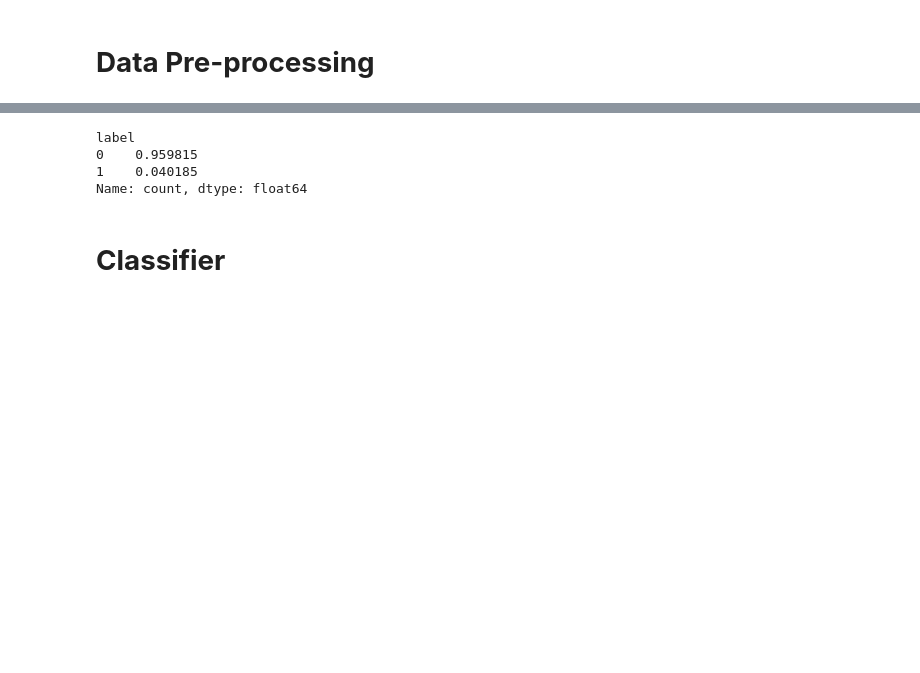
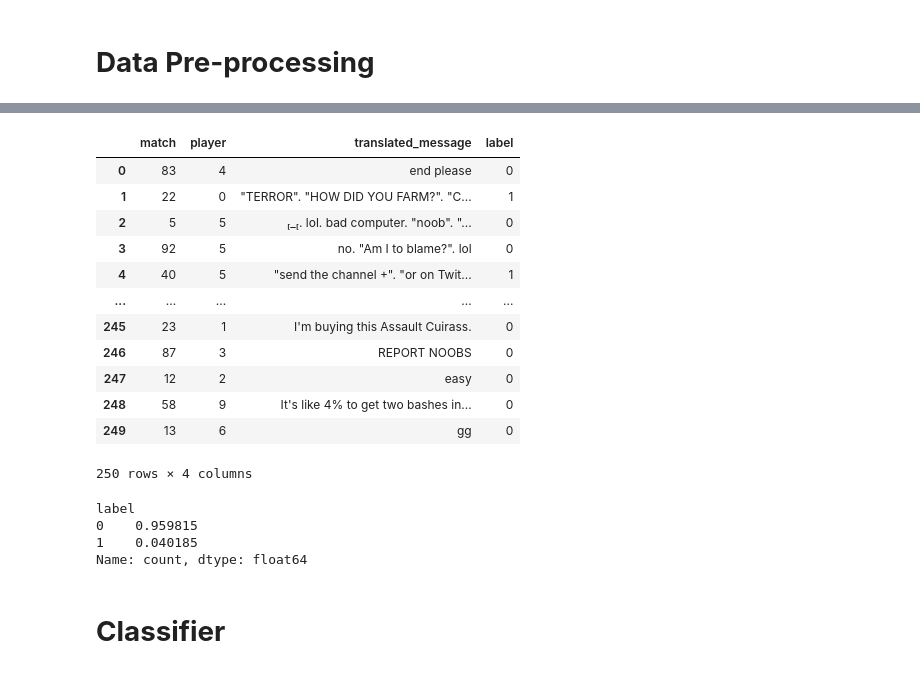
Before and after one commit to prangunj23/PGSURF25, a Jupyter notebook: dota2/subset_classifier.ipynb, the cells around one changed output, grey strips where cells are left out. Drawn from its saved outputs; the diff is of its cells as text; code cells hidden in the pictures; blank space fills up the shorter version.

```diff
--- a/dota2/subset_classifier.ipynb
+++ b/dota2/subset_classifier.ipynb
@@ -21,3 +40,19 @@ sentence_transformer = SentenceTransformer('all-mpnet-base-v2')
+# %%
+test_df
+# %% [output]
+|  | match | player | translated_message | label |
+| 0 | 83 | 4 | end please | 0 |
+| 1 | 22 | 0 | "TERROR". "HOW DID YOU FARM?". "C... | 1 |
+| 2 | 5 | 5 | _. lol. bad computer. "noob". "... | 0 |
+| 3 | 92 | 5 | no. "Am I to blame?". lol | 0 |
+| 4 | 40 | 5 | "send the channel ". "or on Twit... | 1 |
+| ... | ... | ... | ... | ... |
+| 245 | 23 | 1 | I'm buying this Assault Cuirass. | 0 |
+| 246 | 87 | 3 | REPORT NOOBS | 0 |
+| 247 | 12 | 2 | easy | 0 |
+| 248 | 58 | 9 | It's like 4% to get two bashes in... | 0 |
+| 249 | 13 | 6 | gg | 0 |
+250 rows × 4 columns
 # %%
 df = pd.read_csv('../data/initial_datasets/dota2_train_labels_translated_sanitized.csv')
 # %%
```
Also changed, not shown: parts of 3 cells of this notebook, 3 other files.
